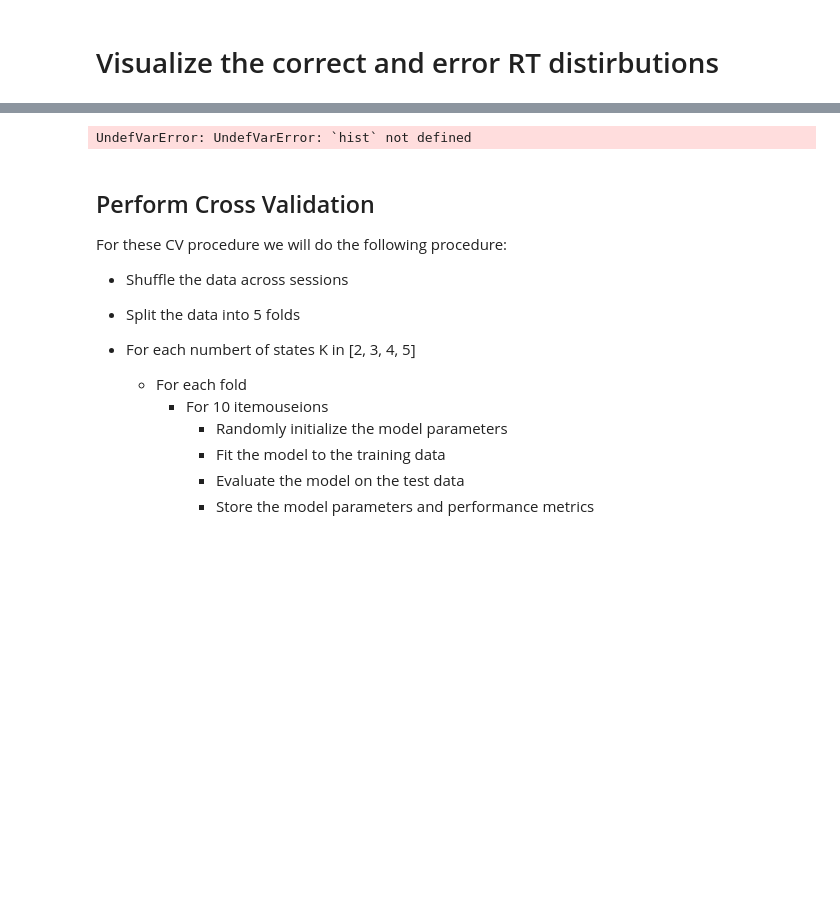
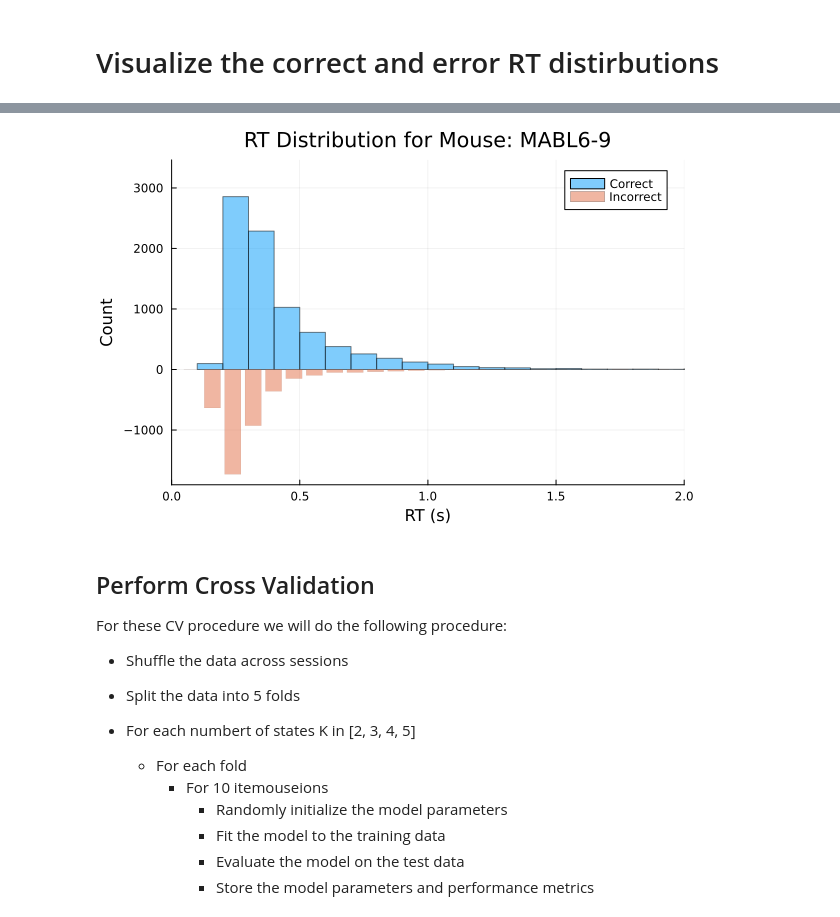
Before and after one commit to rsenne/DriftDiffusionModels.jl, a Jupyter notebook: notebooks/HMMDDM_mouse_data.ipynb, the cells around one changed output, grey strips where cells are left out. Cells and saved outputs as stored; diff of their text form; code cells hidden in the pictures; blank space fills up the shorter version.

```diff
--- a/notebooks/HMMDDM_mouse_data.ipynb
+++ b/notebooks/HMMDDM_mouse_data.ipynb
@@ -115,11 +96,18 @@ incorrect_trials = [x for x in all_results if x.choice == -1]
 # %%
 rt_dist_plot = histogram([x.rt for x in correct_trials], bins=100, alpha=0.5, label="Correct", legend=:topright)
 incorrect_rts = [x.rt for x in incorrect_trials]
-e, h = hist(incorrect_rts, bins=100)
+h = fit(Histogram, incorrect_rts, range(0, maximum(incorrect_rts), length=101))
+bar!(h.edges[1][1:end-1], -h.weights, width=step(h.edges[1]),
+     alpha=0.5,
+     label="Incorrect")
 # Adjust y-axis to make room for the downward bars
-ylims!(minimum([-h.weights; 0]) * 1.1, maximum(h.weights) * 1.1)
+xlabel!("RT (s)")
+ylabel!("Count")
+title!("RT Distribution for Mouse: $moi")
+ylims!(minimum([-h.weights; 0]) * 1.1, maximum(h.weights) * 2)
+xlims!(0, 2)
 # %% [output]
-UndefVarError: UndefVarError: `hist` not defined
+[figure, added]
 # %% [markdown]
 ## Perform Cross Validation
 
```
Also changed, not shown: parts of 2 cells of this notebook, 1 other file.
